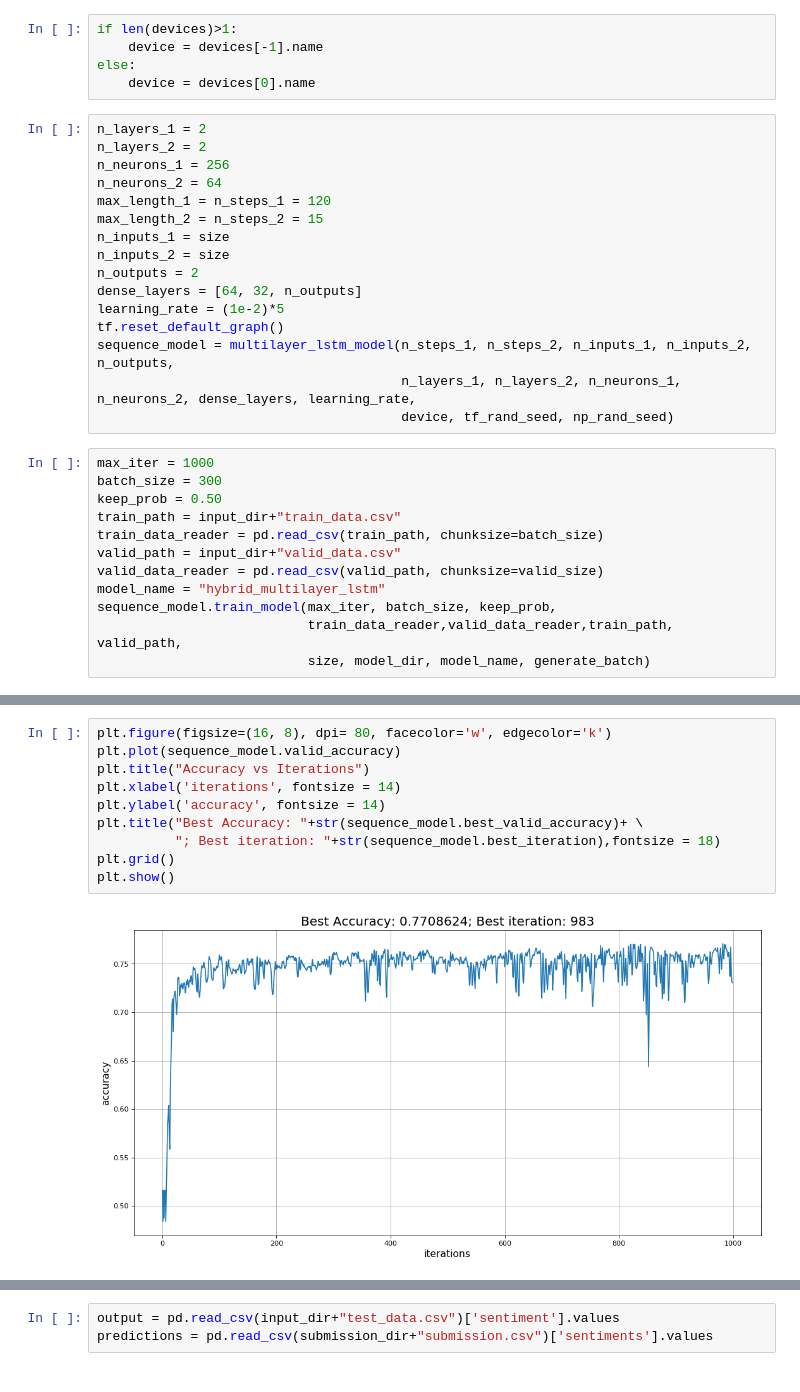
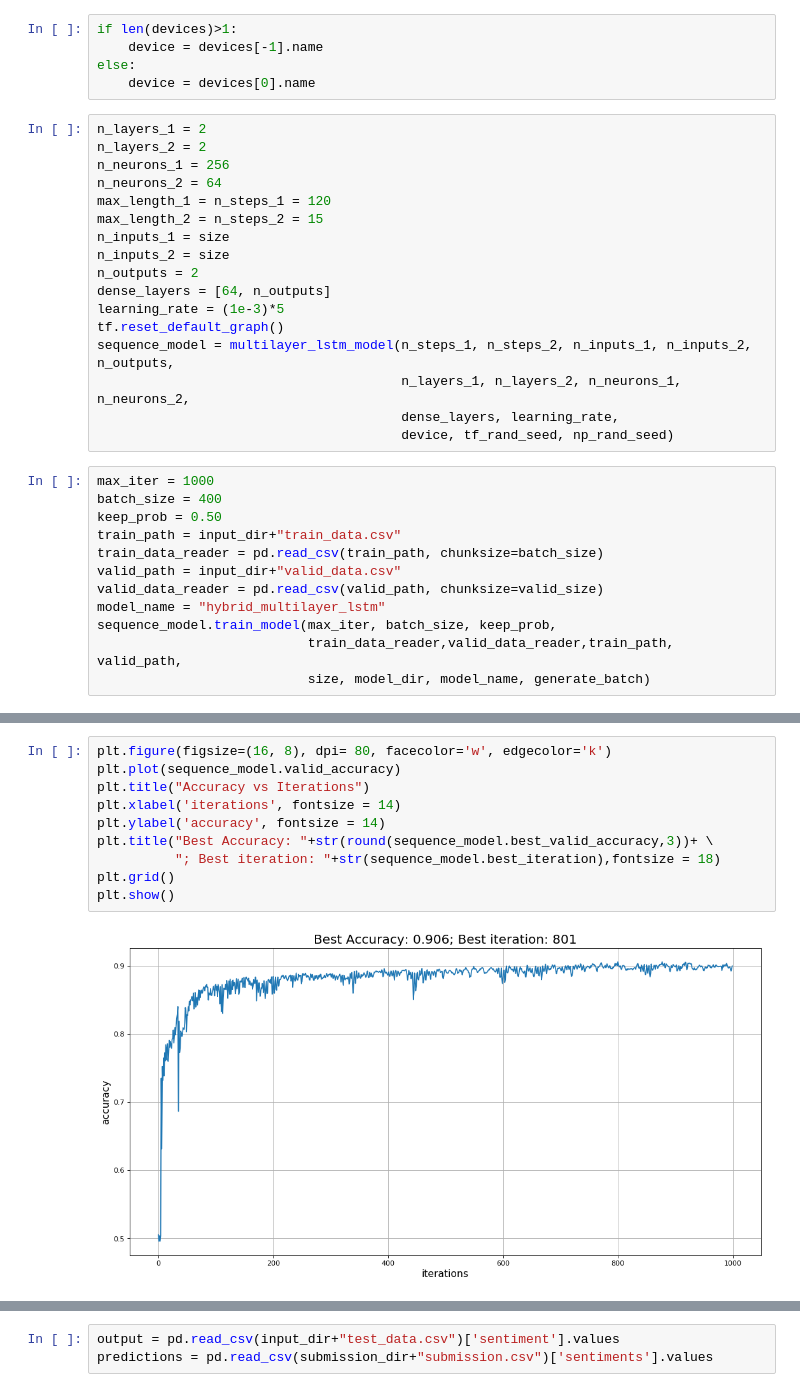
Before and after one commit to itratrahman/machine_learning_projects, a Jupyter notebook: amazon_reviews/models/hybrid_multilayered_lstm_model.ipynb, the cells around one changed output, grey strips where cells are left out. Saved outputs shown, nothing was run; the diff lists cells and outputs as text.

```diff
--- a/amazon_reviews/models/hybrid_multilayered_lstm_model.ipynb
+++ b/amazon_reviews/models/hybrid_multilayered_lstm_model.ipynb
@@ -571,15 +580,16 @@ max_length_2 = n_steps_2 = 15
 n_inputs_1 = size
 n_inputs_2 = size
 n_outputs = 2
-dense_layers = [64, 32, n_outputs]
-learning_rate = (1e-2)*5
+dense_layers = [64, n_outputs]
+learning_rate = (1e-3)*5
 tf.reset_default_graph()
 sequence_model = multilayer_lstm_model(n_steps_1, n_steps_2, n_inputs_1, n_inputs_2, n_outputs,
-                                       n_layers_1, n_layers_2, n_neurons_1, n_neurons_2, dense_layers, learning_rate,
+                                       n_layers_1, n_layers_2, n_neurons_1, n_neurons_2,
+                                       dense_layers, learning_rate,
                                        device, tf_rand_seed, np_rand_seed)
 # %%
 max_iter = 1000
-batch_size = 300
+batch_size = 400
 keep_prob = 0.50
 train_path = input_dir+"train_data.csv"
 train_data_reader = pd.read_csv(train_path, chunksize=batch_size)
@@ -606,15 +616,15 @@ plt.show()
 # %%
 plt.figure(figsize=(16, 8), dpi= 80, facecolor='w', edgecolor='k')
 plt.plot(sequence_model.valid_accuracy)
 plt.title("Accuracy vs Iterations")
 plt.xlabel('iterations', fontsize = 14)
 plt.ylabel('accuracy', fontsize = 14)
-plt.title("Best Accuracy: "+str(sequence_model.best_valid_accuracy)+ \
+plt.title("Best Accuracy: "+str(round(sequence_model.best_valid_accuracy,3))+ \
           "; Best iteration: "+str(sequence_model.best_iteration),fontsize = 18)
 plt.grid()
 plt.show()
 # %% [output]
-[figure, old version]
+[figure, new version]
 # %%
 n_folds = 100
 test_batch_size = test_size//n_folds
```
Also changed, not shown: parts of 7 cells of this notebook, 5 other files.
